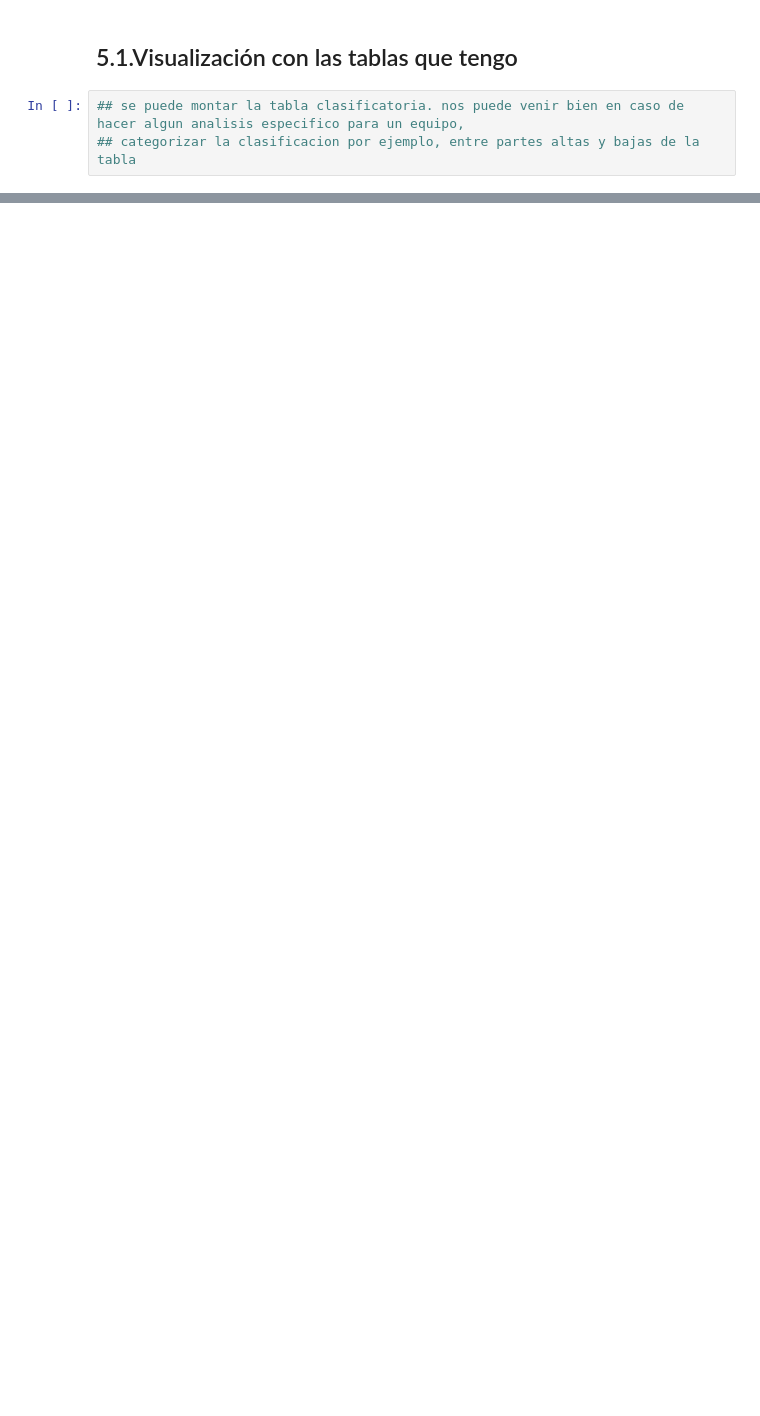
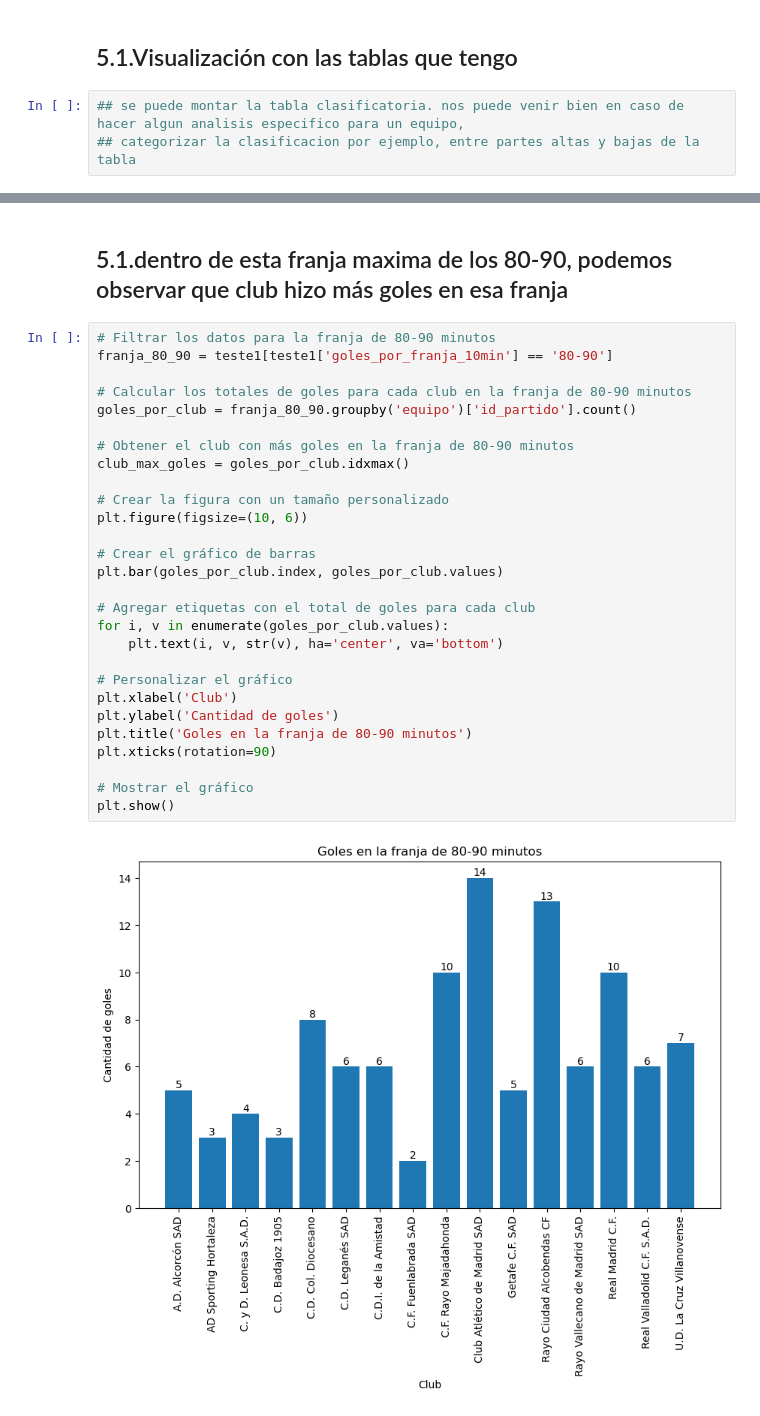
Before and after one commit to heldersa/Proyecto_final_gamma, a Jupyter notebook: main.ipynb, the cells around one changed output, grey strips where cells are left out. Drawn from its saved outputs; the diff is of its cells as text; blank space fills up the shorter version.

```diff
--- a/main.ipynb
+++ b/main.ipynb
@@ -739,0 +727,32 @@ Rayo Ciudad Alcobendas CF
+# %% [markdown]
+## 5.1.dentro de esta franja maxima de los 80-90, podemos observar que club hizo más goles en esa franja
+# %%
+# Filtrar los datos para la franja de 80-90 minutos
+franja_80_90 = teste1[teste1['goles_por_franja_10min'] == '80-90']
+
+# Calcular los totales de goles para cada club en la franja de 80-90 minutos
+goles_por_club = franja_80_90.groupby('equipo')['id_partido'].count()
+
+# Obtener el club con más goles en la franja de 80-90 minutos
+club_max_goles = goles_por_club.idxmax()
+
+# Crear la figura con un tamaño personalizado
+plt.figure(figsize=(10, 6))
+
+# Crear el gráfico de barras
+plt.bar(goles_por_club.index, goles_por_club.values)
+
+# Agregar etiquetas con el total de goles para cada club
+for i, v in enumerate(goles_por_club.values):
+    plt.text(i, v, str(v), ha='center', va='bottom')
+
+# Personalizar el gráfico
+plt.xlabel('Club')
+plt.ylabel('Cantidad de goles')
+plt.title('Goles en la franja de 80-90 minutos')
+plt.xticks(rotation=90)
+
+# Mostrar el gráfico
+plt.show()
+# %% [output]
+[figure, added]
```
Also changed, not shown: parts of 14 cells of this notebook, 1 other file.
